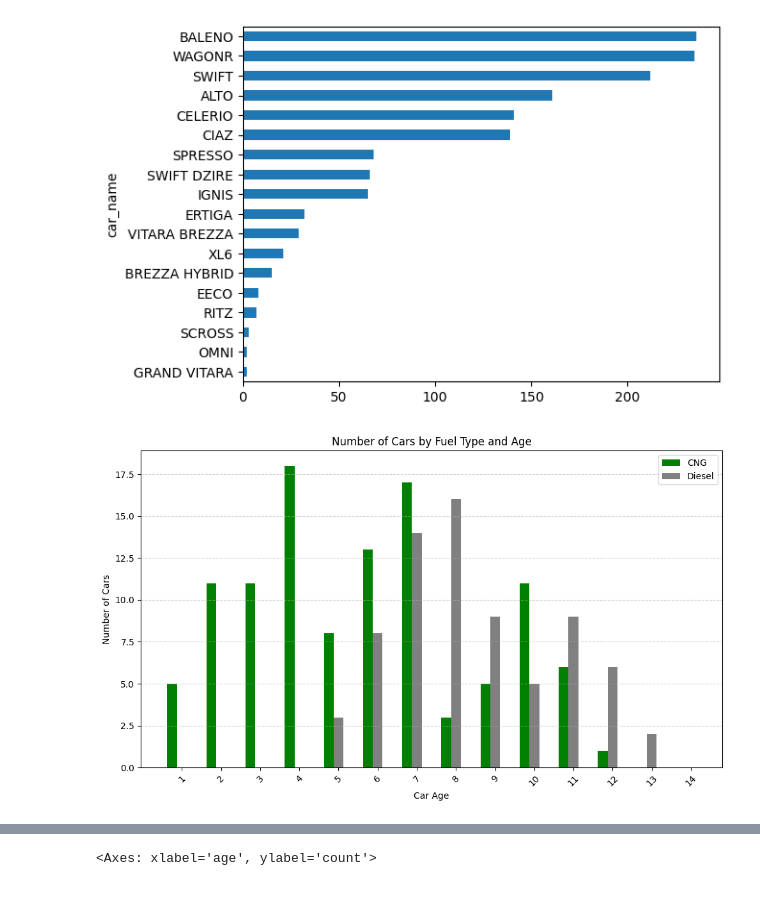
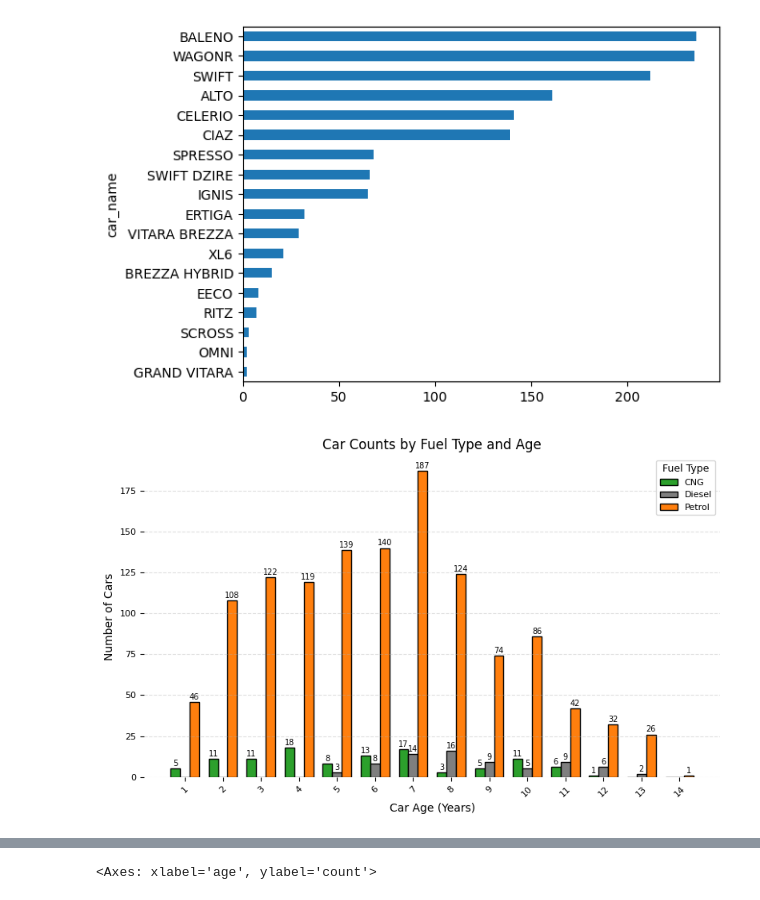
Before and after one commit to Arsh0212/Data-Analysis, a Jupyter notebook: CARS24/CARS24.ipynb, the cells around one changed output, grey strips where cells are left out. Cells and saved outputs as stored; diff of their text form; code cells hidden in the pictures.

```diff
--- a/CARS24/CARS24.ipynb
+++ b/CARS24/CARS24.ipynb
@@ -59,33 +59,56 @@ used_cars.groupby('car_name')['car_name'].value_counts().sort_values().plot(kind
 [figure]
 # %%
 import numpy as np
+
 # Filter only the required fuel types
 filtered = used_cars[used_cars['fuel_type'].isin(['CNG', 'Diesel', 'Petrol'])]
 
-# Group by fuel type and manufacturing year, then count
+# Group by age and fuel type, then count
 grouped = filtered.groupby(['age', 'fuel_type']).size().unstack(fill_value=0)
-
-# Sort by year
 grouped = grouped.sort_index()
 
-# Plotting
-years = grouped.index.astype(str)  # X-axis labels
-x = np.arange(len(years))          # the label locations
-width = 0.25                       # width of bars
+# Prepare axis positions
+years = grouped.index.astype(str)
+x = np.arange(len(years))
+width = 0.25
 
-plt.figure(figsize=(10, 6))
-plt.bar(x - width, grouped['CNG'], width, label='CNG', color='green')
-plt.bar(x, grouped['Diesel'], width, label='Diesel', color='gray')
-# plt.bar(x + width, grouped['Petrol'], width, label='Petrol', color='orange')
+# Start compact figure
+plt.figure(figsize=(8, 5))
 
-plt.xlabel('Car Age')
-plt.ylabel('Number of Cars')
-plt.title('Number of Cars by Fuel Type and Age')
-plt.xticks(x, years, rotation=45)
-plt.legend()
-plt.grid(axis='y', linestyle='--', alpha=0.6)
+# Plot bars
+bars1 = plt.bar(x - width, grouped['CNG'], width, label='CNG', color='#2ca02c', edgecolor='black')
+bars2 = plt.bar(x, grouped['Diesel'], width, label='Diesel', color='#7f7f7f', edgecolor='black')
+bars3 = plt.bar(x + width, grouped['Petrol'], width, label='Petrol', color='#ff7f0e', edgecolor='black')
+
+# Add data labels (optional, you can comment out if it's still too tight)
+def add_labels(bars):
+    for bar in bars:
+        height = bar.get_height()
+        if height > 0:
+            plt.text(bar.get_x() + bar.get_width()/2, height + 0.5, str(height),
+                     ha='center', va='bottom', fontsize=7)
+
+add_labels(bars1)
+add_labels(bars2)
+add_labels(bars3)
+
+# Axis labels and title
+plt.xlabel('Car Age (Years)', fontsize=10)
+plt.ylabel('Number of Cars', fontsize=10)
+plt.title('Car Counts by Fuel Type and Age', fontsize=12)
+
+# X-axis ticks
+plt.xticks(x, years, rotation=45, fontsize=8)
+plt.yticks(fontsize=8)
+
+# Legend and grid
+plt.legend(title='Fuel Type', fontsize=8, title_fontsize=9)
+plt.grid(axis='y', linestyle='--', alpha=0.4)
+
+# Layout adjustments
 plt.tight_layout()
+plt.box(False)
 plt.show()
 # %% [output]
-[figure, old version]
+[figure, new version]
 # %%
```
Also changed, not shown: parts of 5 cells of this notebook.
